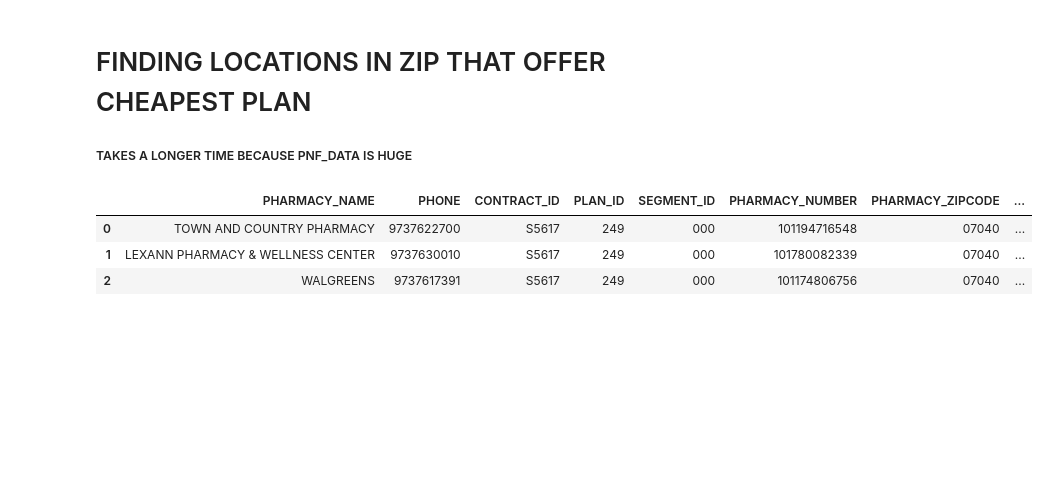
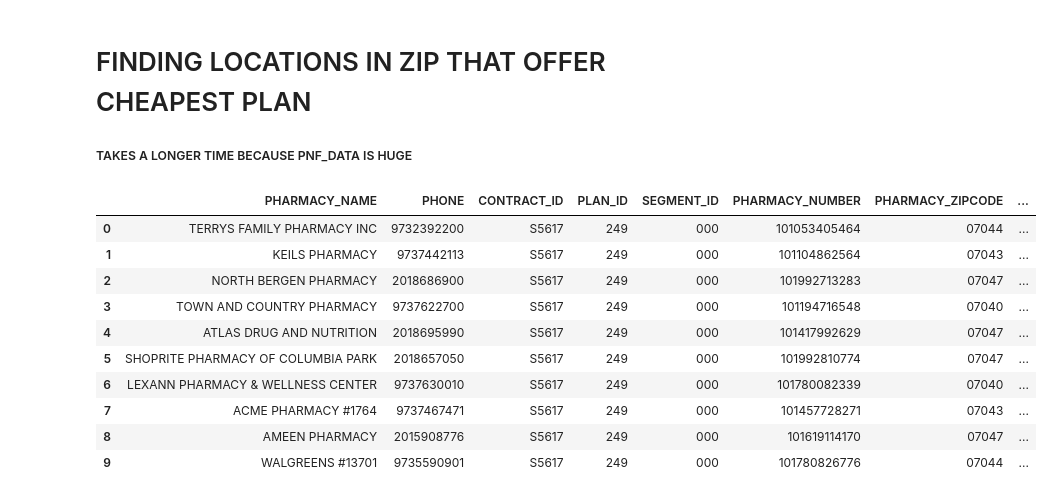
Before and after one commit to khayyamsaleem/medaccess, a Jupyter notebook: src/PDP_FINDER.ipynb, the cells around one changed output. Drawn from its saved outputs; the diff is of its cells as text; code cells hidden in the pictures; blank space fills up the shorter version.

```diff
--- a/src/PDP_FINDER.ipynb
+++ b/src/PDP_FINDER.ipynb
@@ -243,14 +246,22 @@ with pd.option_context('display.max_rows', None, 'display.max_columns', 22):
 # %%
 pd.read_sql("select NCPDP.PHARMACY_NAME, NCPDP.PHONE, PNF_DATA.* \
              from NCPDP, PNF_DATA\
              where PNF_DATA.CONTRACT_ID='"+out.iloc[0].CONTRACT_ID+"' and \
                    cast(PNF_DATA.PLAN_ID as integer)="+str(out.iloc[0].PLAN_ID)+" and \
                    cast(PNF_DATA.SEGMENT_ID as integer)="+str(out.iloc[0].SEGMENT_ID)+" and \
                    PNF_DATA.PREFERRED_STATUS_RETAIL='Y' and \
-                   PNF_DATA.PHARMACY_ZIPCODE='"+user_zip+"' and \
-                   NCPDP.NPI is substr(PNF_DATA.PHARMACY_NUMBER,3)",conn)
+                   PNF_DATA.PHARMACY_ZIPCODE like '"+user_zip[:-1]+"%' and \
+                   NCPDP.NPI is substr(PNF_DATA.PHARMACY_NUMBER,3) \
+             limit 10",conn)
 # %% [output]
 |  | PHARMACY_NAME | PHONE | CONTRACT_ID | PLAN_ID | SEGMENT_ID | PHARMACY_NUMBER | PHARMACY_ZIPCODE | ... |
-| 0 | TOWN AND COUNTRY PHARMACY | 9737622700 | S5617 | 249 | 000 | 101194716548 | 07040 | ... |
-| 1 | LEXANN PHARMACY & WELLNESS CENTER | 9737630010 | S5617 | 249 | 000 | 101780082339 | 07040 | ... |
-| 2 | WALGREENS | 9737617391 | S5617 | 249 | 000 | 101174806756 | 07040 | ... |
+| 0 | TERRYS FAMILY PHARMACY INC | 9732392200 | S5617 | 249 | 000 | 101053405464 | 07044 | ... |
+| 1 | KEILS PHARMACY | 9737442113 | S5617 | 249 | 000 | 101104862564 | 07043 | ... |
+| 2 | NORTH BERGEN PHARMACY | 2018686900 | S5617 | 249 | 000 | 101992713283 | 07047 | ... |
+| 3 | TOWN AND COUNTRY PHARMACY | 9737622700 | S5617 | 249 | 000 | 101194716548 | 07040 | ... |
+| 4 | ATLAS DRUG AND NUTRITION | 2018695990 | S5617 | 249 | 000 | 101417992629 | 07047 | ... |
+| 5 | SHOPRITE PHARMACY OF COLUMBIA PARK | 2018657050 | S5617 | 249 | 000 | 101992810774 | 07047 | ... |
+| 6 | LEXANN PHARMACY & WELLNESS CENTER | 9737630010 | S5617 | 249 | 000 | 101780082339 | 07040 | ... |
+| 7 | ACME PHARMACY #1764 | 9737467471 | S5617 | 249 | 000 | 101457728271 | 07043 | ... |
+| 8 | AMEEN PHARMACY | 2015908776 | S5617 | 249 | 000 | 101619114170 | 07047 | ... |
+| 9 | WALGREENS #13701 | 9735590901 | S5617 | 249 | 000 | 101780826776 | 07044 | ... |
```
Also changed, not shown: parts of 5 cells of this notebook, 1 other file.
